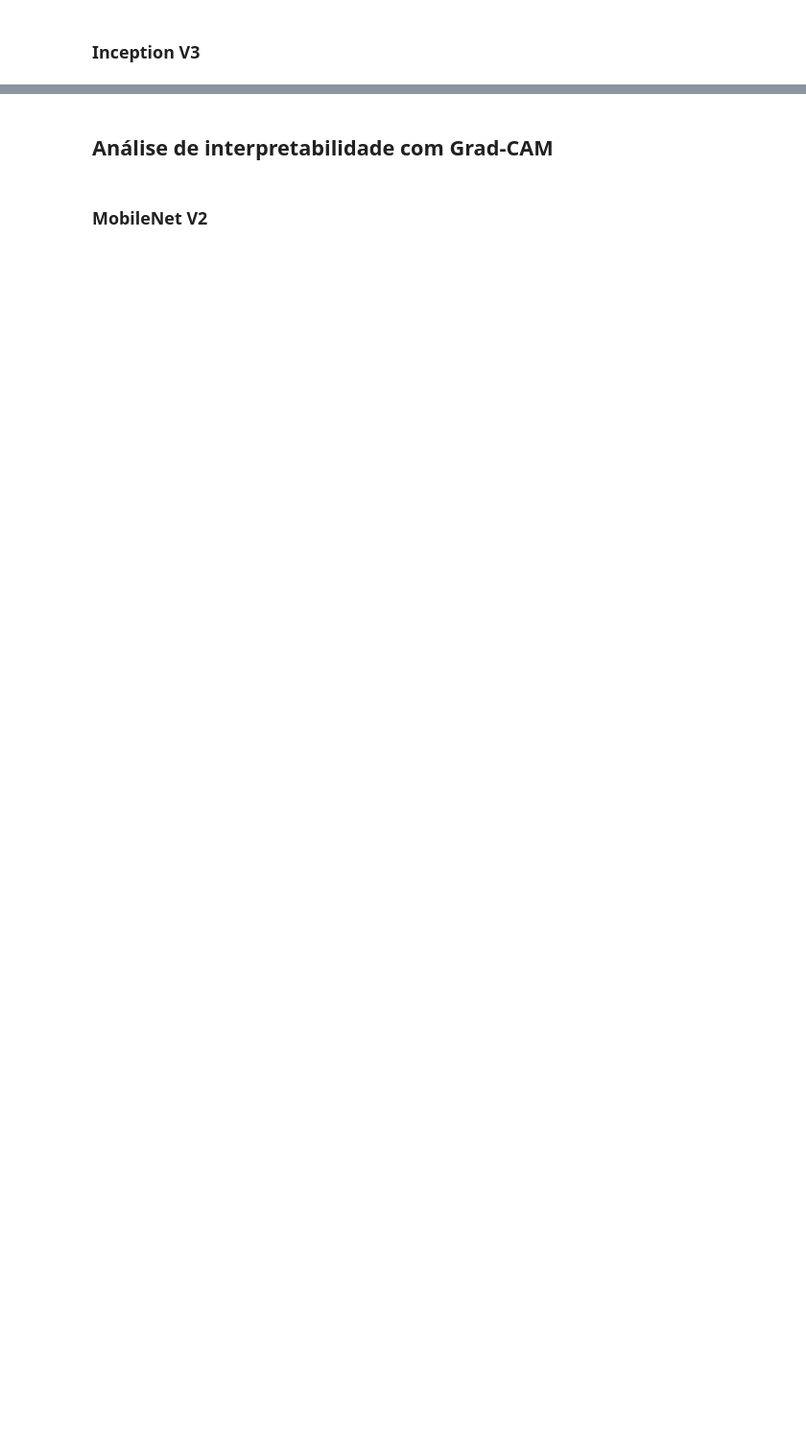
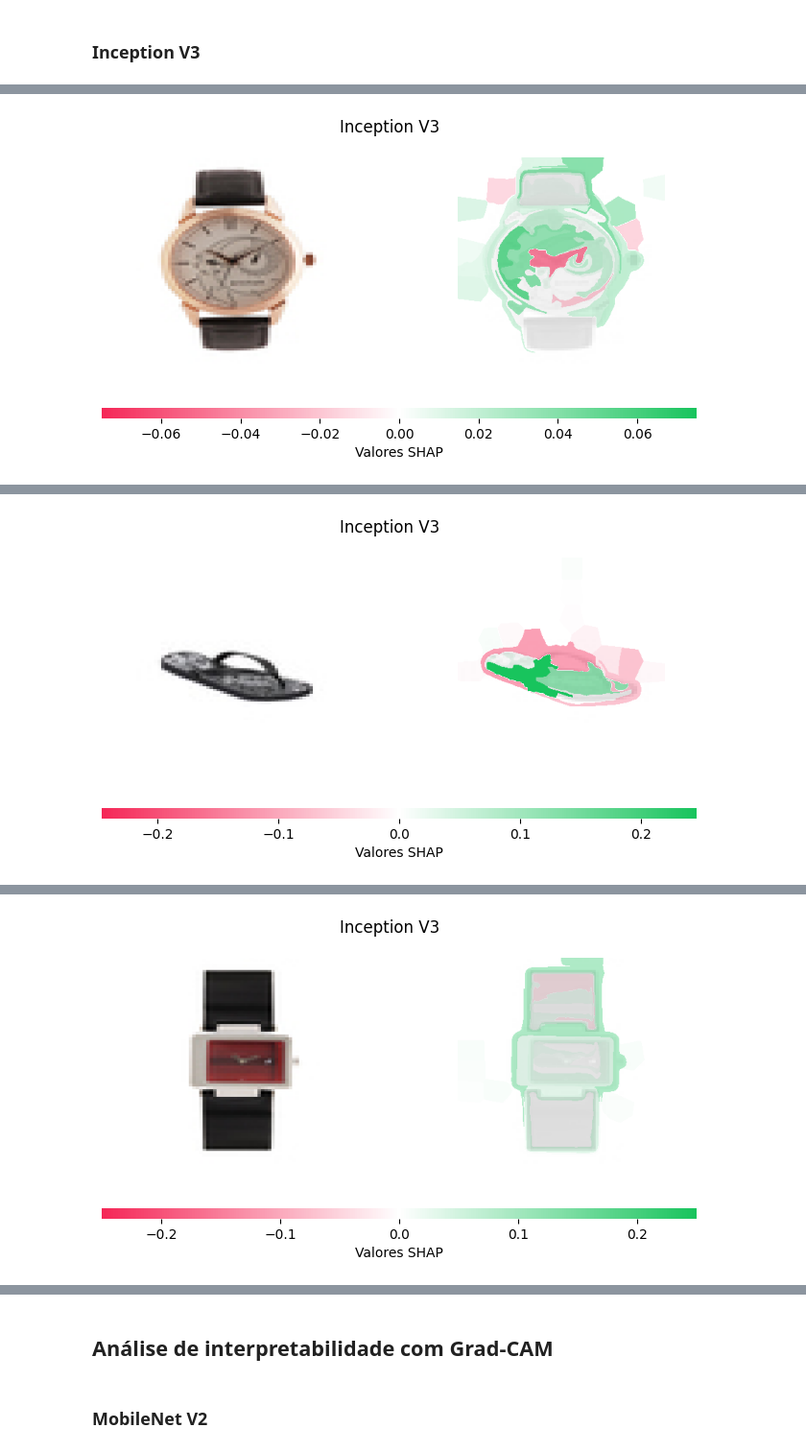
Before and after one commit to matheusvvb-19/DL4VR, a Jupyter notebook: src/dl4cv.ipynb, the cells around one changed output, grey strips where cells are left out. Shown at 96% size. Saved outputs shown, nothing was run; the diff lists cells and outputs as text; code cells hidden in the pictures; blank space fills up the shorter version.

```diff
--- a/src/dl4cv.ipynb
+++ b/src/dl4cv.ipynb
@@ -535,4 +742,5 @@ for image_id in TEST_IMAGES_IDS:
 ### Inception V3
 # %%
 for image_id in TEST_IMAGES_IDS:
-    shap_interpretability(image_id, inception_v3_model, 'Inception V3', inception_v3_preprocess)
+    shap_interpretability(image_id, inception_v3_model, 'Inception V3', inception_v3_preprocess, (299, 299))
+# %% [output]
@@ -538,0 +751 @@ for image_id in TEST_IMAGES_IDS:
+[figure, added]
@@ -538,0 +756 @@ for image_id in TEST_IMAGES_IDS:
+[figure, added]
@@ -538,0 +761 @@ for image_id in TEST_IMAGES_IDS:
+[figure, added]
```
Also changed, not shown: parts of 13 cells of this notebook.
